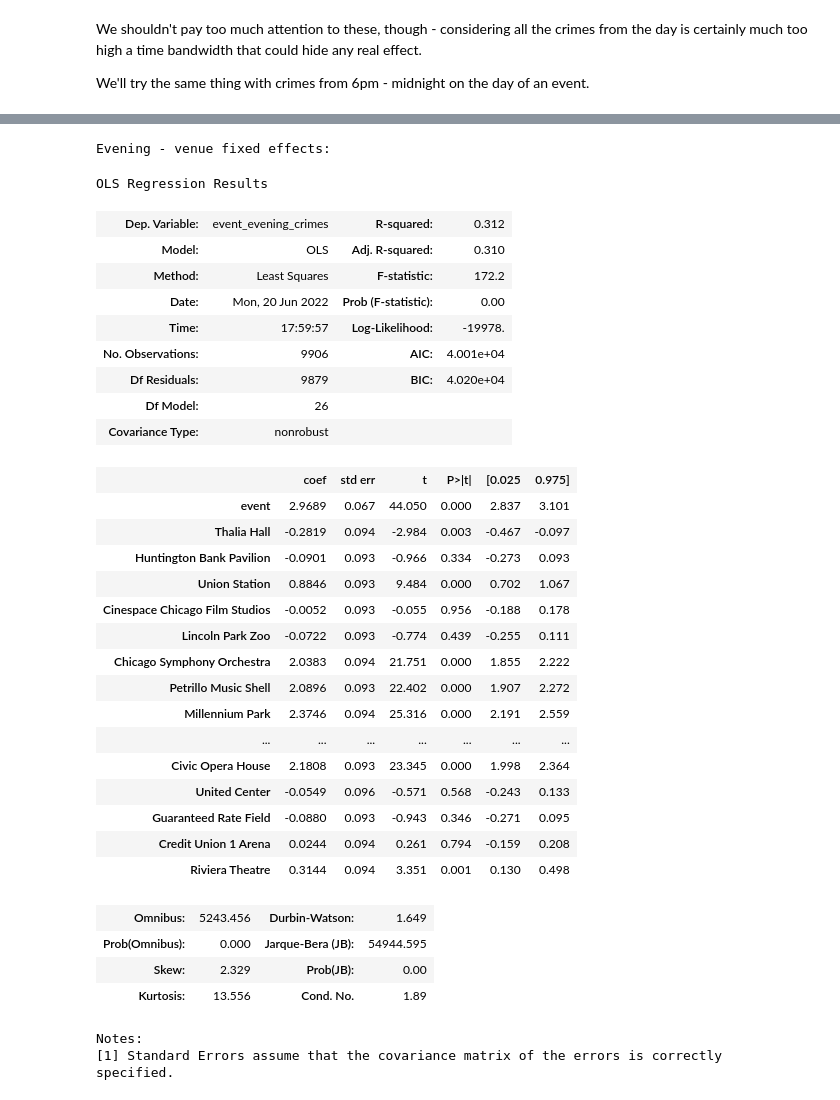
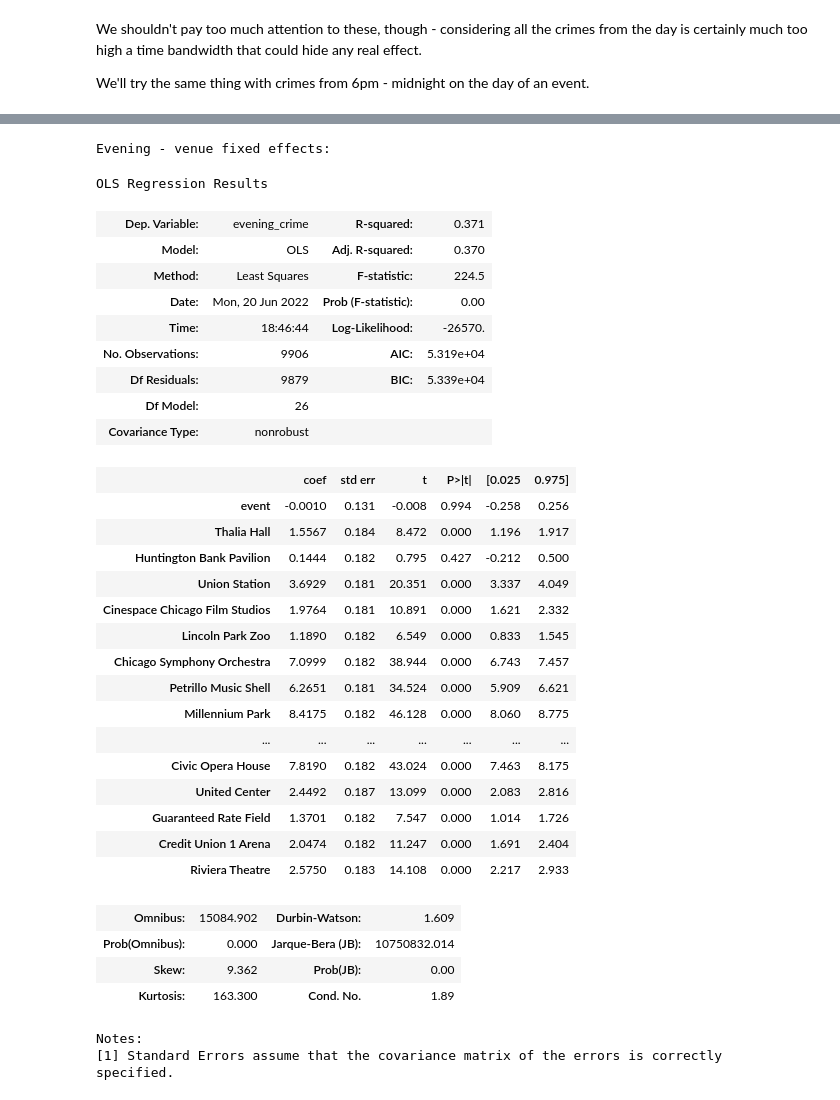
Before and after one commit to anishkanabar/lang-of-pol, a Jupyter notebook: notebooks/event-dataset/events_initial_analysis.ipynb, the cells around one changed output, grey strips where cells are left out. Saved outputs shown, nothing was run; the diff lists cells and outputs as text; code cells hidden in the pictures.

```diff
--- a/notebooks/event-dataset/events_initial_analysis.ipynb
+++ b/notebooks/event-dataset/events_initial_analysis.ipynb
@@ -376,8 +376,8 @@ def add_crimes(relevant_crimes_daily,relevant_crimes,crime_type):
     return relevant_crimes_daily
 
 event_types = [
-    "day_crimes","evening_crimes","3to6_crimes","4to7_crimes","5to8_crimes",
-    "6to9_crimes","7to10_crimes","8to11_crimes","9to12_crimes"
+    "day_crimes","evening_crime","3to6_crime","4to7_crime","5to8_crime",
+    "6to9_crime","7to10_crime","8to11_crime","9to12_crime"
     ]
 for crime_type in event_types[1:]:
     relevant_crimes_daily = add_crimes(relevant_crimes_daily,relevant_crimes,crime_type)
@@ -565,42 +577,42 @@ Notes:
 [2] Standard Errors assume that the covariance matrix of the errors is correctly specified.
 # %%
 X = relevant_crimes_daily.drop(columns=['Location','date']+event_types)
-Y = relevant_crimes_daily.evening_crimes
+Y = relevant_crimes_daily.evening_crime
 
 print('Evening - venue fixed effects:')
 sm.OLS(Y, X).fit().summary()
 # %% [output]
 Evening - venue fixed effects:
 OLS Regression Results
-| Dep. Variable: | event_evening_crimes | R-squared: | 0.312 |
-| Model: | OLS | Adj. R-squared: | 0.310 |
-| Method: | Least Squares | F-statistic: | 172.2 |
+| Dep. Variable: | evening_crime | R-squared: | 0.371 |
+| Model: | OLS | Adj. R-squared: | 0.370 |
+| Method: | Least Squares | F-statistic: | 224.5 |
 | Date: | Mon, 20 Jun 2022 | Prob (F-statistic): | 0.00 |
-| Time: | 17:59:57 | Log-Likelihood: | -19978. |
-| No. Observations: | 9906 | AIC: | 4.001e+04 |
-| Df Residuals: | 9879 | BIC: | 4.020e+04 |
+| Time: | 18:46:44 | Log-Likelihood: | -26570. |
+| No. Observations: | 9906 | AIC: | 5.319e+04 |
+| Df Residuals: | 9879 | BIC: | 5.339e+04 |
 | Df Model: | 26 |  |  |
 | Covariance Type: | nonrobust |  |  |
 |  | coef | std err | t | P>|t| | [0.025 | 0.975] |
-| event | 2.9689 | 0.067 | 44.050 | 0.000 | 2.837 | 3.101 |
-| Thalia Hall | -0.2819 | 0.094 | -2.984 | 0.003 | -0.467 | -0.097 |
-| Huntington Bank Pavilion | -0.0901 | 0.093 | -0.966 | 0.334 | -0.273 | 0.093 |
-| Union Station | 0.8846 | 0.093 | 9.484 | 0.000 | 0.702 | 1.067 |
-| Cinespace Chicago Film Studios | -0.0052 | 0.093 | -0.055 | 0.956 | -0.188 | 0.178 |
-| Lincoln Park Zoo | -0.0722 | 0.093 | -0.774 | 0.439 | -0.255 | 0.111 |
-| Chicago Symphony Orchestra | 2.0383 | 0.094 | 21.751 | 0.000 | 1.855 | 2.222 |
-| Petrillo Music Shell | 2.0896 | 0.093 | 22.402 | 0.000 | 1.907 | 2.272 |
-| Millennium Park | 2.3746 | 0.094 | 25.316 | 0.000 | 2.191 | 2.559 |
+| event | -0.0010 | 0.131 | -0.008 | 0.994 | -0.258 | 0.256 |
+| Thalia Hall | 1.5567 | 0.184 | 8.472 | 0.000 | 1.196 | 1.917 |
+| Huntington Bank Pavilion | 0.1444 | 0.182 | 0.795 | 0.427 | -0.212 | 0.500 |
+| Union Station | 3.6929 | 0.181 | 20.351 | 0.000 | 3.337 | 4.049 |
+| Cinespace Chicago Film Studios | 1.9764 | 0.181 | 10.891 | 0.000 | 1.621 | 2.332 |
+| Lincoln Park Zoo | 1.1890 | 0.182 | 6.549 | 0.000 | 0.833 | 1.545 |
+| Chicago Symphony Orchestra | 7.0999 | 0.182 | 38.944 | 0.000 | 6.743 | 7.457 |
+| Petrillo Music Shell | 6.2651 | 0.181 | 34.524 | 0.000 | 5.909 | 6.621 |
+| Millennium Park | 8.4175 | 0.182 | 46.128 | 0.000 | 8.060 | 8.775 |
 | ... | ... | ... | ... | ... | ... | ... |
-| Civic Opera House | 2.1808 | 0.093 | 23.345 | 0.000 | 1.998 | 2.364 |
-| United Center | -0.0549 | 0.096 | -0.571 | 0.568 | -0.243 | 0.133 |
-| Guaranteed Rate Field | -0.0880 | 0.093 | -0.943 | 0.346 | -0.271 | 0.095 |
-| Credit Union 1 Arena | 0.0244 | 0.094 | 0.261 | 0.794 | -0.159 | 0.208 |
-| Riviera Theatre | 0.3144 | 0.094 | 3.351 | 0.001 | 0.130 | 0.498 |
+| Civic Opera House | 7.8190 | 0.182 | 43.024 | 0.000 | 7.463 | 8.175 |
+| United Center | 2.4492 | 0.187 | 13.099 | 0.000 | 2.083 | 2.816 |
+| Guaranteed Rate Field | 1.3701 | 0.182 | 7.547 | 0.000 | 1.014 | 1.726 |
+| Credit Union 1 Arena | 2.0474 | 0.182 | 11.247 | 0.000 | 1.691 | 2.404 |
+| Riviera Theatre | 2.5750 | 0.183 | 14.108 | 0.000 | 2.217 | 2.933 |
-| Omnibus: | 5243.456 | Durbin-Watson: | 1.649 |
-| Prob(Omnibus): | 0.000 | Jarque-Bera (JB): | 54944.595 |
-| Skew: | 2.329 | Prob(JB): | 0.00 |
-| Kurtosis: | 13.556 | Cond. No. | 1.89 |
+| Omnibus: | 15084.902 | Durbin-Watson: | 1.609 |
+| Prob(Omnibus): | 0.000 | Jarque-Bera (JB): | 10750832.014 |
+| Skew: | 9.362 | Prob(JB): | 0.00 |
+| Kurtosis: | 163.300 | Cond. No. | 1.89 |
 Notes:
 [1] Standard Errors assume that the covariance matrix of the errors is correctly specified.
 # %%
```
Also changed, not shown: parts of 14 cells of this notebook, 1 other file.
